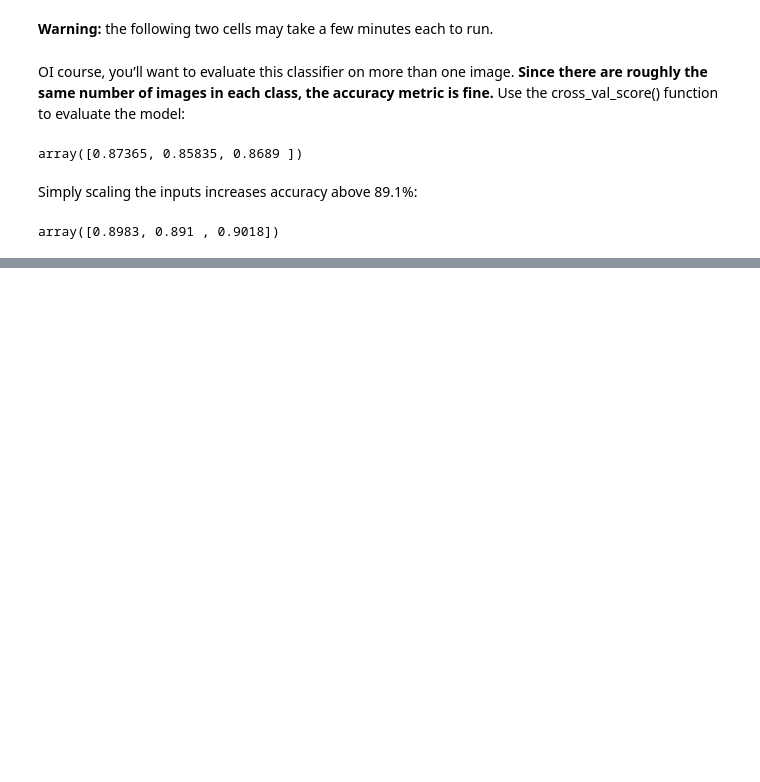
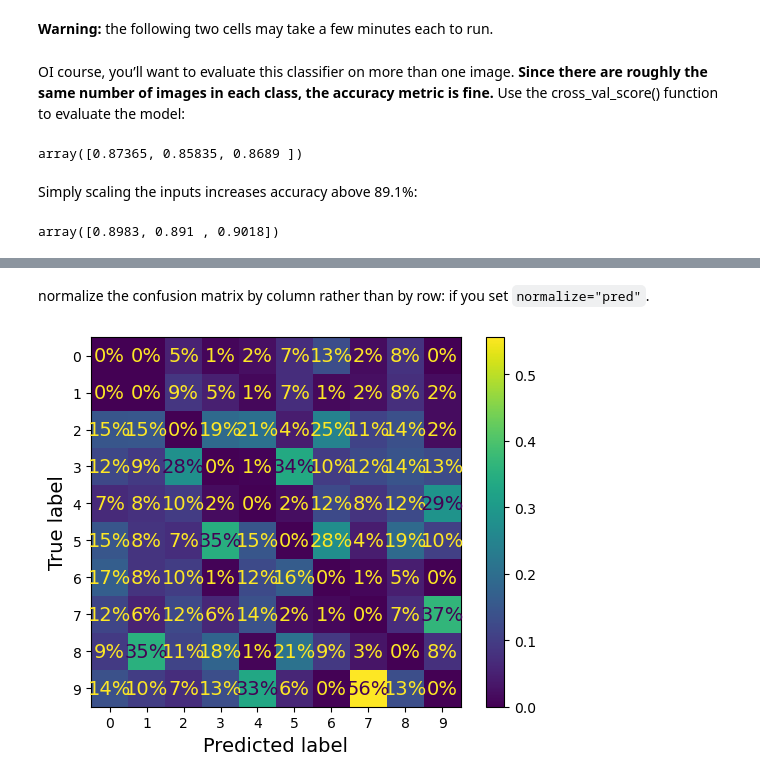
Before and after one commit to ikonglong/hands-on-ml-exercises, a Jupyter notebook: ch03.ipynb, the cells around one changed output, grey strips where cells are left out. Drawn from its saved outputs; the diff is of its cells as text; code cells hidden in the pictures; blank space fills up the shorter version.

```diff
--- a/ch03.ipynb
+++ b/ch03.ipynb
@@ -566,0 +602,10 @@ array([0.8983, 0.891 , 0.9018])
+# %% [markdown]
+normalize the confusion matrix by column rather than by row: if you set `normalize="pred"`.
+# %%
+ConfusionMatrixDisplay.from_predictions(y_train, y_train_pred,
+                                        sample_weight=sample_weight,
+                                        normalize="pred", values_format=".0%")
+plt.rc('font', size=10)
+plt.show()
+# %% [output]
+[figure, added]
```
Also changed, not shown: parts of 20 cells of this notebook, 4 other files.
